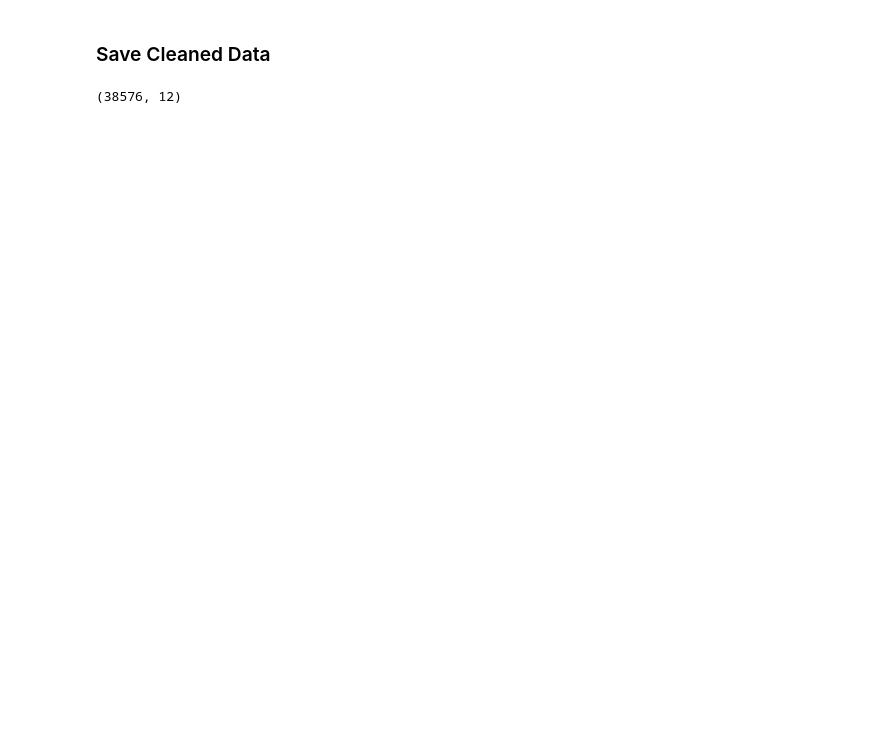
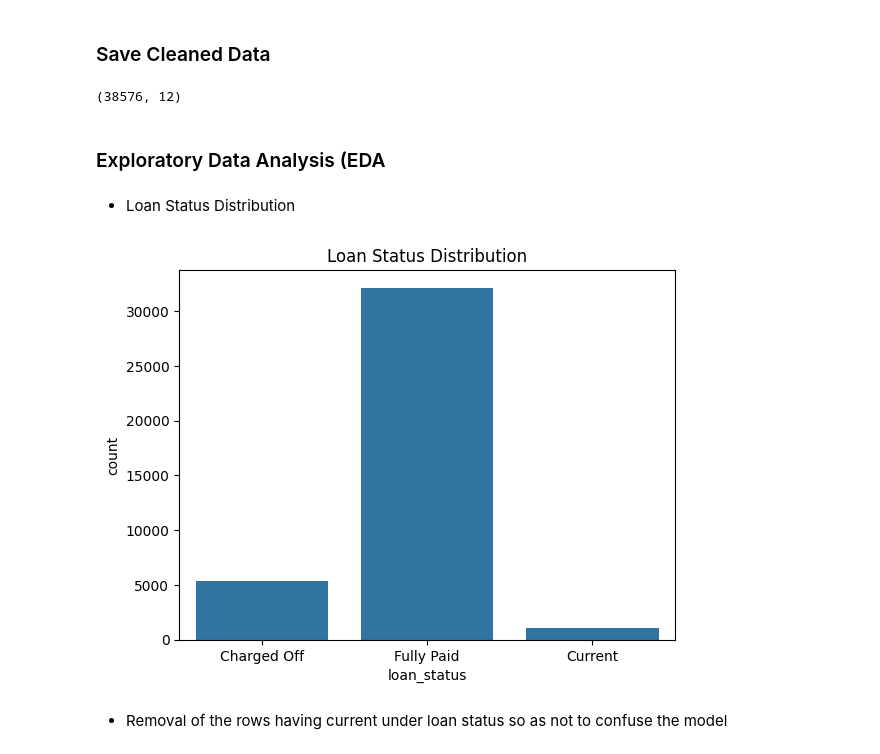
Before and after one commit to TemiDavid/blank-app, a Jupyter notebook: Capstone_Project.ipynb, the cells around one changed output. Drawn from its saved outputs; the diff is of its cells as text; code cells hidden in the pictures; blank space fills up the shorter version.

```diff
--- a/Capstone_Project.ipynb
+++ b/Capstone_Project.ipynb
@@ -359,3 +452,17 @@ df_copy.to_csv("/content/mine_files/cleaned_data.csv", index=False)
 df_copy.shape
 # %% [output]
 (38576, 12)
+# %% [markdown]
+### Exploratory Data Analysis (EDA
+# %% [markdown]
+* Loan Status Distribution
+# %%
+#Shows how many loans were fully paid vs Charged off
+
+sns.countplot(x='loan_status', data=df_copy)
+plt.title("Loan Status Distribution")
+plt.show()
+# %% [output]
+[figure, added]
+# %% [markdown]
+* Removal of the rows having current under loan status so as not to confuse the model
```
Also changed, not shown: parts of 32 cells of this notebook.
